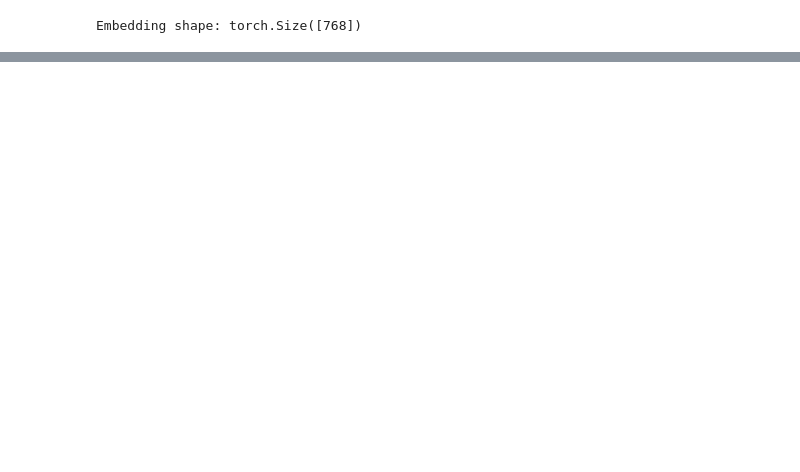
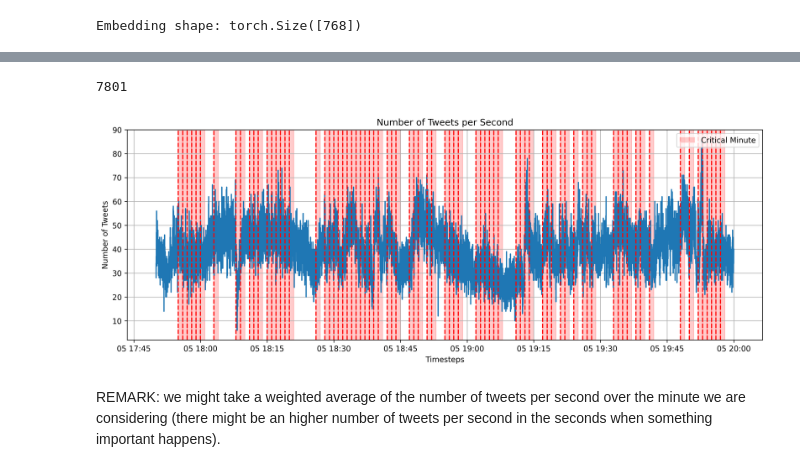
Before and after one commit to mattiaamartino/sub-event-detection, a Jupyter notebook: dim_reduction.ipynb, the cells around one changed output, grey strips where cells are left out. Saved outputs shown, nothing was run; the diff lists cells and outputs as text; code cells hidden in the pictures; blank space fills up the shorter version.

```diff
--- a/dim_reduction.ipynb
+++ b/dim_reduction.ipynb
@@ -41,0 +122,3 @@ print(embedding.numpy())
+# %%
+grouped_df["Timestamp"] = grouped_df["Timestamp"].apply(lambda x: [datetime.datetime.fromtimestamp(y/1000) for y in x])
+grouped_df.head()
@@ -41,0 +146,5 @@ print(embedding.numpy())
+# %%
+from tqdm import tqdm
+
+tqdm.pandas()
+grouped_df["Embedding"] = grouped_df["Tweet"].progress_apply(lambda x: minute_embedding(x))
@@ -41,0 +165,4 @@ print(embedding.numpy())
+# %%
+repr_2d_pca = PCA(n_components=2).fit_transform(np.stack(grouped_df["Embedding"].values))
+repr_3d_pca = PCA(n_components=3).fit_transform(np.stack(grouped_df["Embedding"].values))
+y = grouped_df["EventType"].values
@@ -41,0 +203,37 @@ print(embedding.numpy())
+# %%
+from collections import Counter
+
+match_activity = Counter([])
+
+for minute_timesteps in grouped_df["Timestamp"]:
+    match_activity += Counter(minute_timesteps)
+# %%
+len(match_activity)
+# %% [output]
+7801
+# %%
+from matplotlib.patches import Patch
+plt.figure(figsize=(15, 5), dpi=300)
+plt.plot(list(match_activity.keys()), list(match_activity.values()))
+
+for minute, outcome in enumerate(y):
+    if outcome == 1:
+        start_second = list(match_activity.keys())[minute*60]
+        end_second = list(match_activity.keys())[min((minute+1)*60-1, len(match_activity)-1)]
+        plt.axvline(x=start_second, color="red", linestyle="--")
+        plt.axvspan(start_second, end_second, color="red", alpha=0.2)
+
+plt.xlabel('Timesteps')
+plt.ylabel('Number of Tweets')
+plt.title('Number of Tweets per Second')
+legend_elements = [
+    Patch(facecolor='red', alpha=0.2, label='Critical Minute')
+]
+plt.legend(handles=legend_elements, loc='upper right')
+
+plt.grid(True)
+plt.show()
+# %% [output]
+[figure, added]
+# %% [markdown]
+REMARK: we might take a weighted average of the number of tweets per second over the minute we are considering (there might be an higher number of tweets per second in the seconds when something important happens).
```
Also changed, not shown: parts of 27 cells of this notebook, 2 other files.
